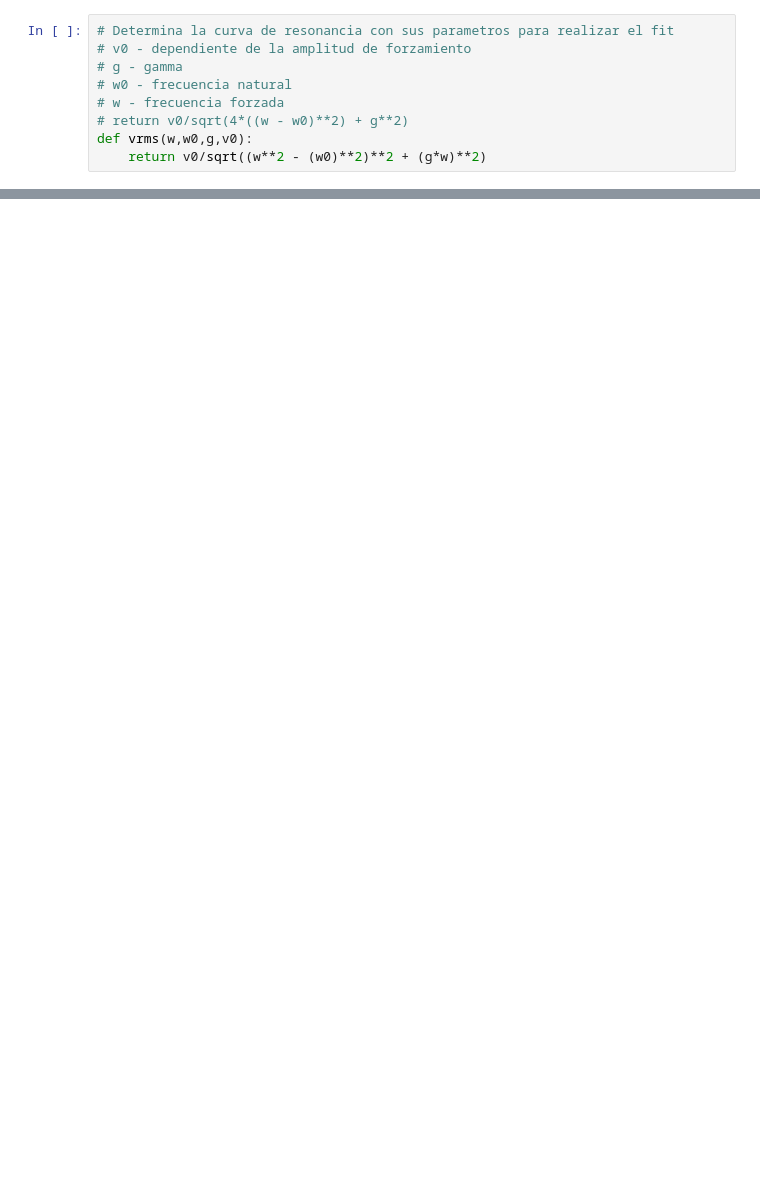
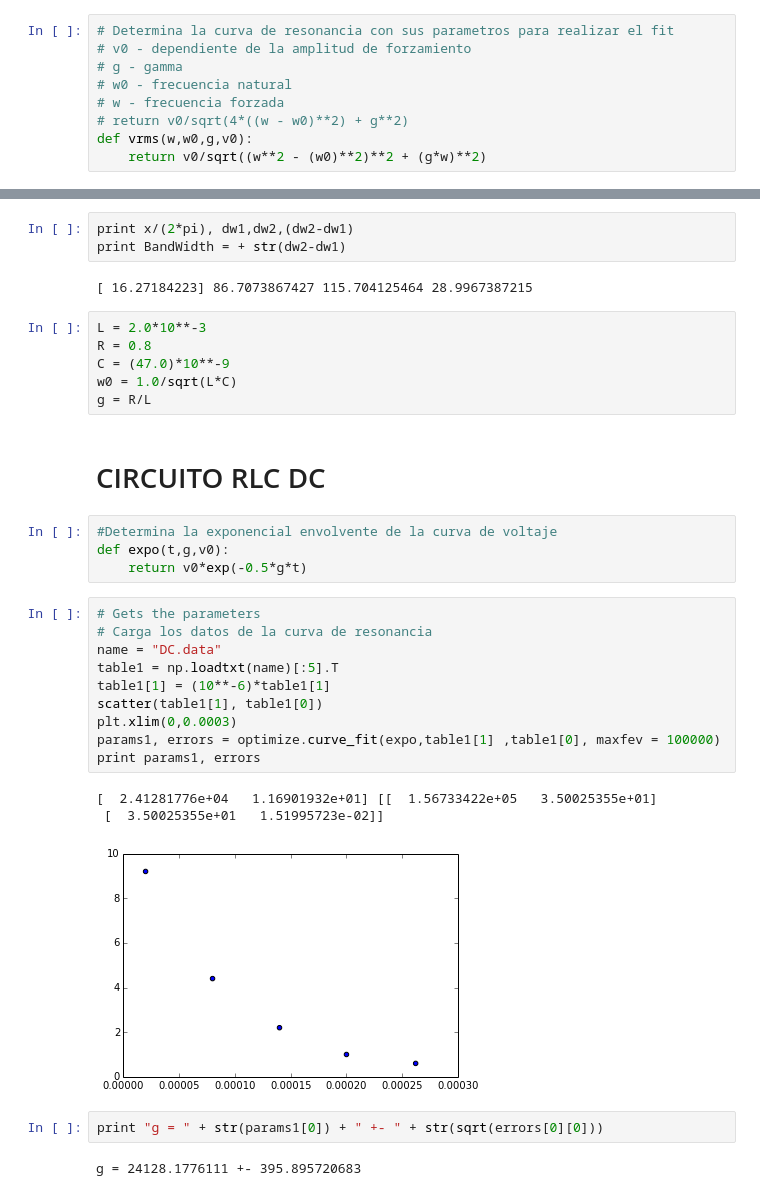
Before and after one commit to jdprada1760/Laboratorio-Intermedio, a Jupyter notebook: Osciloscopio/Osciloscopio.ipynb, the cells around one changed output, grey strips where cells are left out. Cells and saved outputs as stored; diff of their text form; blank space fills up the shorter version.

```diff
--- a/Osciloscopio/Osciloscopio.ipynb
+++ b/Osciloscopio/Osciloscopio.ipynb
@@ -39,0 +83,35 @@ print params, errors
+# %%
+print x/(2*pi), dw1,dw2,(dw2-dw1)
+print BandWidth = + str(dw2-dw1)
+# %% [output]
+[ 16.27184223] 86.7073867427 115.704125464 28.9967387215
+# %%
+L = 2.0*10**-3
+R = 0.8
+C = (47.0)*10**-9
+w0 = 1.0/sqrt(L*C)
+g = R/L
+# %% [markdown]
+# CIRCUITO RLC DC
+# %%
+#Determina la exponencial envolvente de la curva de voltaje
+def expo(t,g,v0):
+    return v0*exp(-0.5*g*t)
+# %%
+# Gets the parameters
+# Carga los datos de la curva de resonancia
+name = "DC.data"
+table1 = np.loadtxt(name)[:5].T
+table1[1] = (10**-6)*table1[1]
+scatter(table1[1], table1[0])
+plt.xlim(0,0.0003)
+params1, errors = optimize.curve_fit(expo,table1[1] ,table1[0], maxfev = 100000)
+print params1, errors
+# %% [output]
+[  2.41281776e+04   1.16901932e+01] [[  1.56733422e+05   3.50025355e+01]
+ [  3.50025355e+01   1.51995723e-02]]
+[figure, added]
+# %%
+print "g = " + str(params1[0]) + " +- " + str(sqrt(errors[0][0]))
+# %% [output]
+g = 24128.1776111 +- 395.895720683
```
Also changed, not shown: parts of 22 cells of this notebook, 4 other files.
